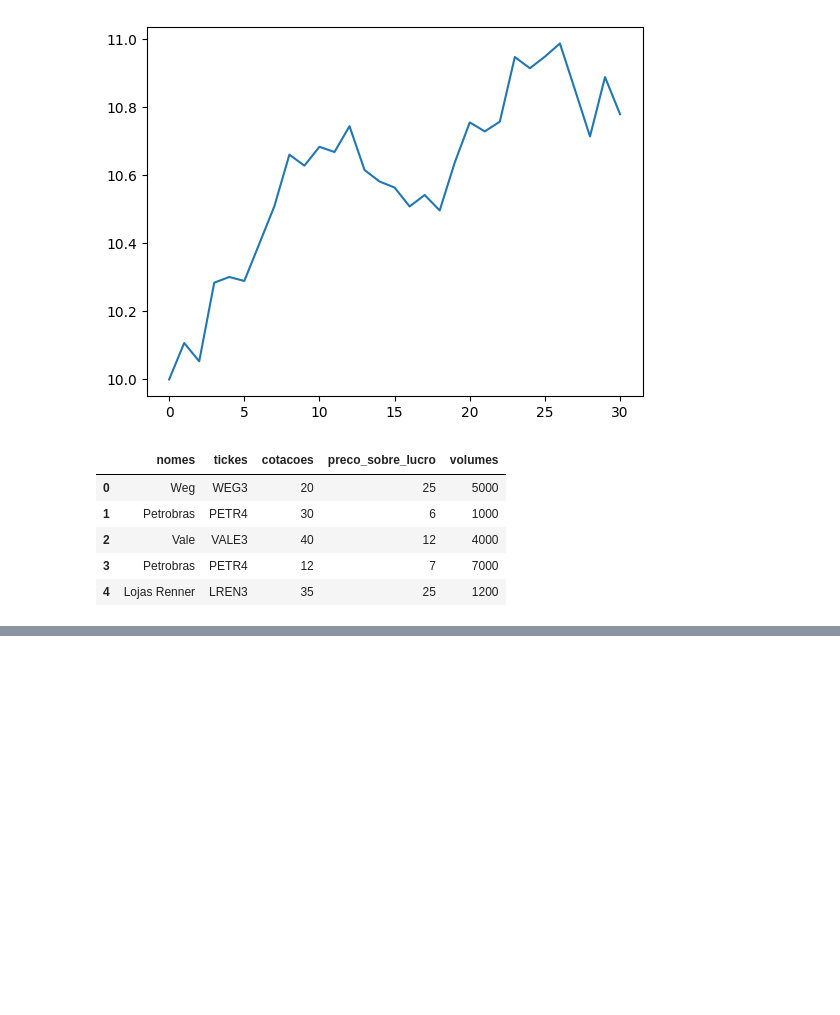
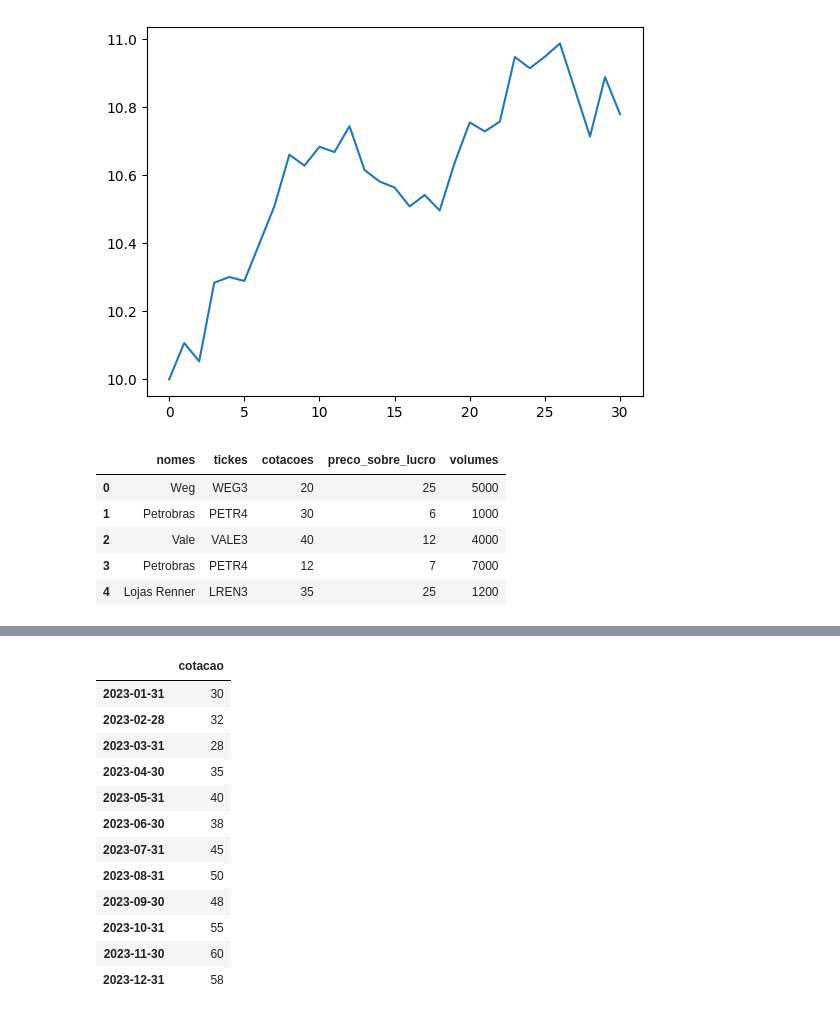
Before and after one commit to Jgonsan/Python, a Jupyter notebook: Pandas.ipynb, the cells around one changed output, grey strips where cells are left out. Drawn from its saved outputs; the diff is of its cells as text; code cells hidden in the pictures; blank space fills up the shorter version.

```diff
--- a/Pandas.ipynb
+++ b/Pandas.ipynb
@@ -159,0 +217,25 @@ serie = pd.Serie(['Brasil', 'Argentina', 'Chile', 'Peru'], index=['BR', 'AR', 'C
+# %%
+#date_range() - cria uma série de datas
+datas = pd.date_range(start='2023-01-01', end='2023-01-10')
+datas
+
+
+fim_mes = pd.date_range(start='2023-01-01', end='2023-12-31', freq='ME')
+dicionario = {'cotacao': [30, 32, 28, 35, 40, 38, 45, 50, 48, 55, 60, 58]}
+
+cotacao__weg3 = pd.DataFrame(dicionario, index=fim_mes)
+cotacao__weg3
+# %% [output]
+|  | cotacao |
+| 2023-01-31 | 30 |
+| 2023-02-28 | 32 |
+| 2023-03-31 | 28 |
+| 2023-04-30 | 35 |
+| 2023-05-31 | 40 |
+| 2023-06-30 | 38 |
+| 2023-07-31 | 45 |
+| 2023-08-31 | 50 |
+| 2023-09-30 | 48 |
+| 2023-10-31 | 55 |
+| 2023-11-30 | 60 |
+| 2023-12-31 | 58 |
```
Also changed, not shown: parts of 22 cells of this notebook.
